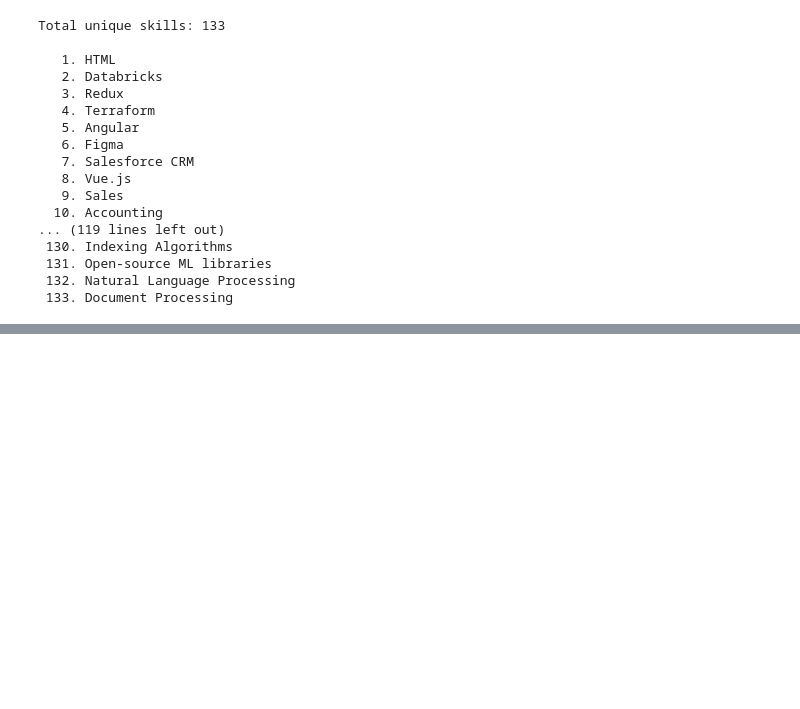
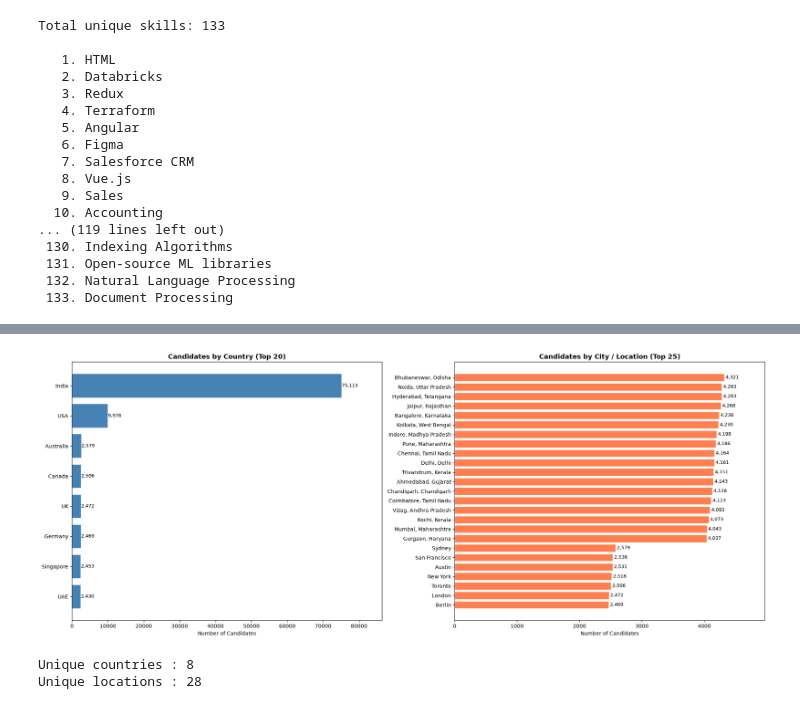
Before and after one commit to Tanav-Kolar/Resume-Ranker, a Jupyter notebook: eda.ipynb, the cells around one changed output, grey strips where cells are left out. Cells and saved outputs as stored; diff of their text form; code cells hidden in the pictures; blank space fills up the shorter version.

```diff
--- a/eda.ipynb
+++ b/eda.ipynb
@@ -138,0 +297,8 @@ Total unique skills: 133
+# %%
+#list of pure-consulting companies and fake companies. The JD asks us to avoid candidates who have only ever worked in pure consulting companies.
+#  The following list is not exhaustive, but it should cover the most common consulting companies available in the dataset.
+
+consulting_companies = ['Infosys', 'Wipro', 'TCS', 'Capgemini', 'HCL', 'Mindtree', 'Accenture', 'Cognizant', 'Tech Mahindra', 'Mphasis']
+fictional_companies = ['Pied Piper', 'Initech', 'Wayne Enterprises', 'Stark Industries', 'Hooli', 'Dunder Mifflin']
+
+#To figure-out --> [Globex Inc, Acme Corp] -> a real company or the fictional company from The Simpsons?
@@ -138,0 +370,12 @@ Total unique skills: 133
+# %%
+df_locations = pd.DataFrame([
+    {
+        'candidate_id' : c.get('candidate_id', ''),
+        'country'      : (c.get('profile', {}) or {}).get('country', ''),
+        'location'     : (c.get('profile', {}) or {}).get('location', ''),
+    }
+    for c in records
+]).sort_values('candidate_id').reset_index(drop=True)
+
+print(f'{len(df_locations):,} candidates')
+df_locations
@@ -138,0 +397,40 @@ Total unique skills: 133
+# %%
+from collections import Counter
+import matplotlib.pyplot as plt
+
+country_counts  = Counter(df_locations['country'].str.strip().replace('', 'Unknown'))
+location_counts = Counter(df_locations['location'].str.strip().replace('', 'Unknown'))
+
+fig, axes = plt.subplots(1, 2, figsize=(20, 8))
+
+# --- Country bar chart ---
+top_countries = pd.DataFrame(country_counts.most_common(20), columns=['Country', 'Count'])
+bars = axes[0].barh(top_countries['Country'][::-1], top_countries['Count'][::-1],
+                    color='steelblue', edgecolor='white')
+for bar, val in zip(bars, top_countries['Count'][::-1]):
+    axes[0].text(bar.get_width() + 50, bar.get_y() + bar.get_height() / 2,
+                 f'{val:,}', va='center', fontsize=9)
+axes[0].set_xlabel('Number of Candidates')
+axes[0].set_title('Candidates by Country (Top 20)', fontsize=13, fontweight='bold')
+axes[0].set_xlim(0, top_countries['Count'].max() * 1.15)
+
+# --- City/location bar chart ---
+top_locations = pd.DataFrame(location_counts.most_common(25), columns=['Location', 'Count'])
+bars2 = axes[1].barh(top_locations['Location'][::-1], top_locations['Count'][::-1],
+                     color='coral', edgecolor='white')
+for bar, val in zip(bars2, top_locations['Count'][::-1]):
+    axes[1].text(bar.get_width() + 20, bar.get_y() + bar.get_height() / 2,
+                 f'{val:,}', va='center', fontsize=9)
+axes[1].set_xlabel('Number of Candidates')
+axes[1].set_title('Candidates by City / Location (Top 25)', fontsize=13, fontweight='bold')
+axes[1].set_xlim(0, top_locations['Count'].max() * 1.15)
+
+plt.tight_layout()
+plt.show()
+
+print(f'\nUnique countries : {len(country_counts)}')
+print(f'Unique locations : {len(location_counts)}')
+# %% [output]
+[figure, added]
+Unique countries : 8
+Unique locations : 28
```
Also changed, not shown: parts of 16 cells of this notebook, 1 other file.
